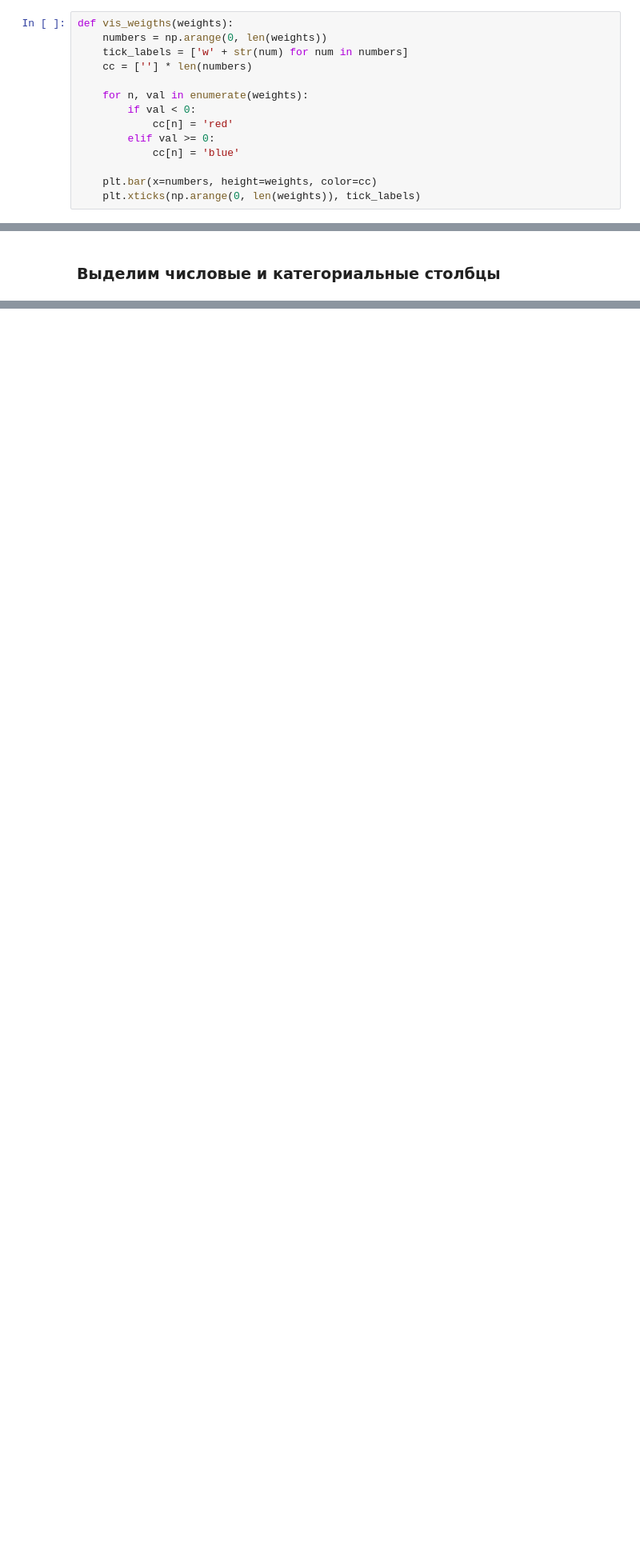
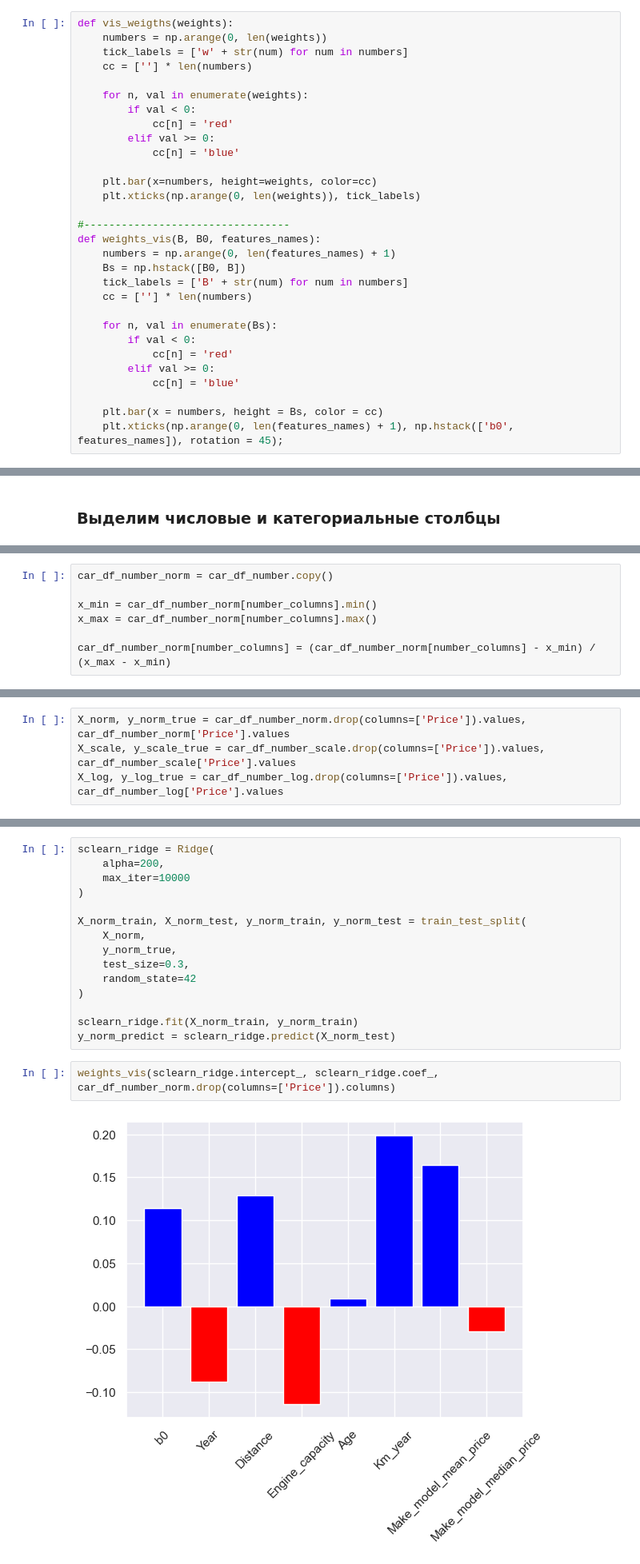
Before and after one commit to Losyash/mbml_hw, a Jupyter notebook: Math ML HW 2.ipynb, the cells around one changed output, grey strips where cells are left out. Shown at 80% size. Drawn from its saved outputs; the diff is of its cells as text; blank space fills up the shorter version.

```diff
--- a/Math ML HW 2.ipynb
+++ b/Math ML HW 2.ipynb
@@ -134,6 +130,22 @@ def vis_weigths(weights):
 
     plt.bar(x=numbers, height=weights, color=cc)
     plt.xticks(np.arange(0, len(weights)), tick_labels)
+
+#---------------------------------
+def weights_vis(B, B0, features_names):
+    numbers = np.arange(0, len(features_names) + 1)
+    Bs = np.hstack([B0, B])
+    tick_labels = ['B' + str(num) for num in numbers]
+    cc = [''] * len(numbers)
+
+    for n, val in enumerate(Bs):
+        if val < 0:
+            cc[n] = 'red'
+        elif val >= 0:
+            cc[n] = 'blue'
+
+    plt.bar(x = numbers, height = Bs, color = cc)
+    plt.xticks(np.arange(0, len(features_names) + 1), np.hstack(['b0', features_names]), rotation = 45);
 # %% [markdown]
 ## Описания функции создания полинома из входных данных
 # %%
@@ -798,0 +830,7 @@ car_df_number.head(5)
+# %%
+car_df_number_norm = car_df_number.copy()
+
+x_min = car_df_number_norm[number_columns].min()
+x_max = car_df_number_norm[number_columns].max()
+
+car_df_number_norm[number_columns] = (car_df_number_norm[number_columns] - x_min) / (x_max - x_min)
@@ -800,0 +859,4 @@ car_df_number.head(5)
+# %%
+X_norm, y_norm_true = car_df_number_norm.drop(columns=['Price']).values, car_df_number_norm['Price'].values
+X_scale, y_scale_true = car_df_number_scale.drop(columns=['Price']).values, car_df_number_scale['Price'].values
+X_log, y_log_true = car_df_number_log.drop(columns=['Price']).values, car_df_number_log['Price'].values
@@ -800,0 +865,19 @@ car_df_number.head(5)
+# %%
+sclearn_ridge = Ridge(
+    alpha=200,
+    max_iter=10000
+)
+
+X_norm_train, X_norm_test, y_norm_train, y_norm_test = train_test_split(
+    X_norm,
+    y_norm_true,
+    test_size=0.3,
+    random_state=42
+)
+
+sclearn_ridge.fit(X_norm_train, y_norm_train)
+y_norm_predict = sclearn_ridge.predict(X_norm_test)
+# %%
+weights_vis(sclearn_ridge.intercept_, sclearn_ridge.coef_, car_df_number_norm.drop(columns=['Price']).columns)
+# %% [output]
+[figure, added]
```
Also changed, not shown: parts of 42 cells of this notebook.
